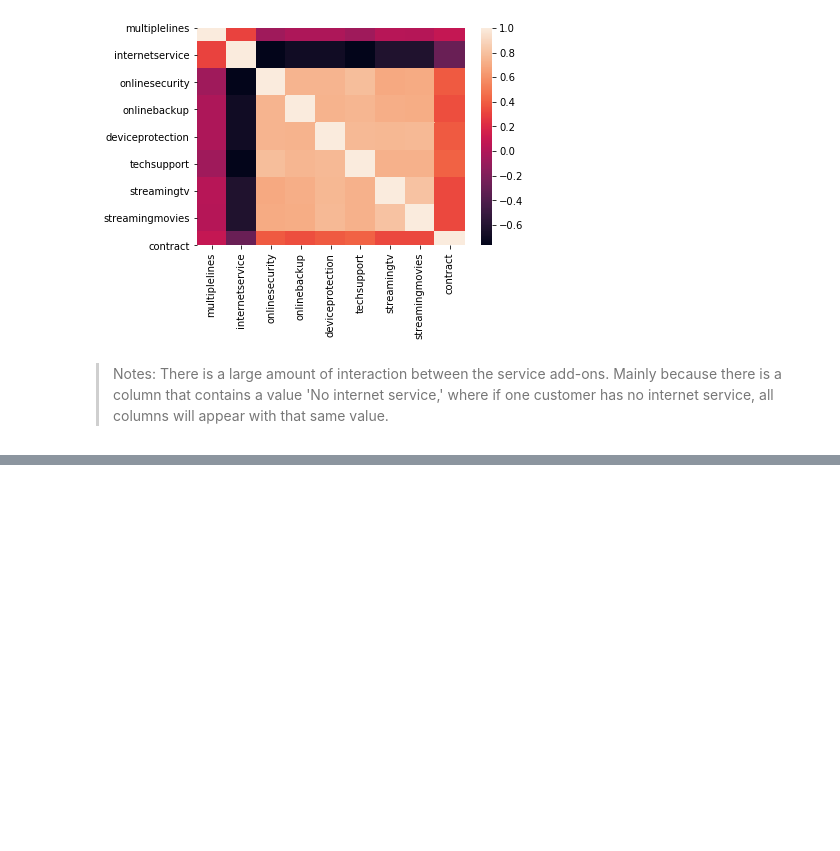
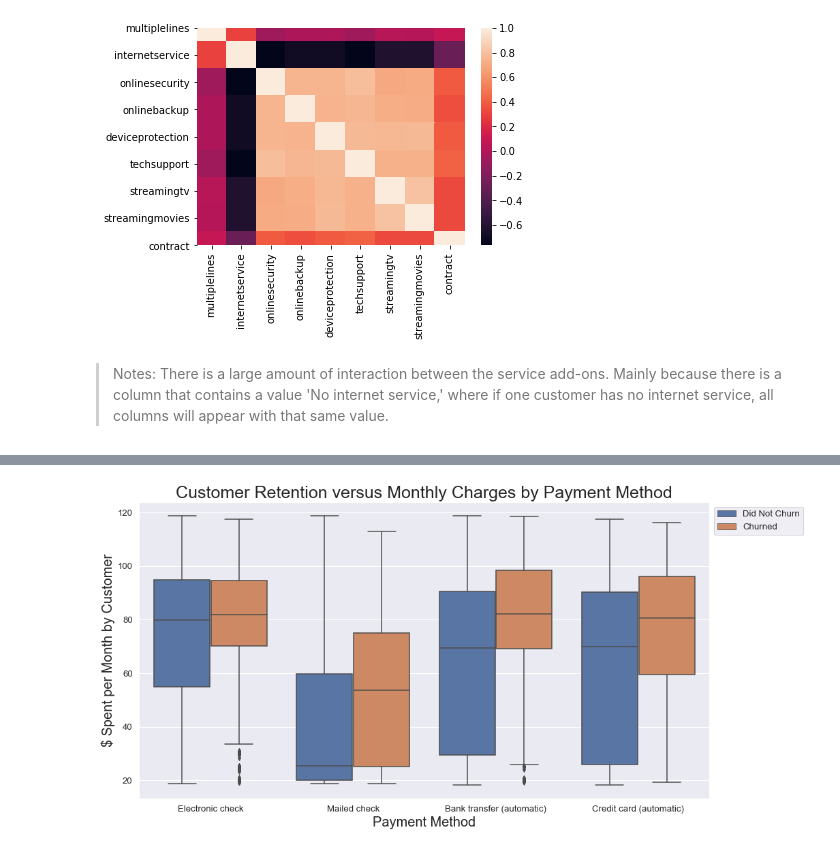
Before and after one commit to mattielips/customer-retention-modeling, a Jupyter notebook: EDA, Preprocessing, and Visualizing Relationships.ipynb, the cells around one changed output, grey strips where cells are left out. Cells and saved outputs as stored; diff of their text form; code cells hidden in the pictures; blank space fills up the shorter version.

```diff
--- a/EDA, Preprocessing, and Visualizing Relationships.ipynb
+++ b/EDA, Preprocessing, and Visualizing Relationships.ipynb
@@ -549,0 +589,20 @@ sns.heatmap(df_serviceaddons.corr());
+# %%
+df.paymentmethod = df.paymentmethod.map({0:'Electronic check',
+                                         1:'Mailed check',
+                                         2:'Bank transfer (automatic)',
+                                         3:'Credit card (automatic)'})
+# %%
+plt.figure(figsize=(15,8))
+sns.set(font_scale=1.2)
+pal = sns.color_palette("husl", 8)
+ax = sns.boxplot(x='paymentmethod', y='monthlycharges',
+            hue='churn',
+            data=df)
+ax.set_title('Customer Retention versus Monthly Charges by Payment Method', fontsize=25)
+ax.set_xlabel('Payment Method', fontsize=20)
+ax.set_ylabel('$ Spent per Month by Customer', fontsize=20)
+leg=plt.legend(bbox_to_anchor=(1, 1))
+leg.get_texts()[0].set_text('Did Not Churn')
+leg.get_texts()[1].set_text('Churned');
+# %% [output]
+[figure, added]
```
Also changed, not shown: parts of 9 cells of this notebook, 2 other files.
